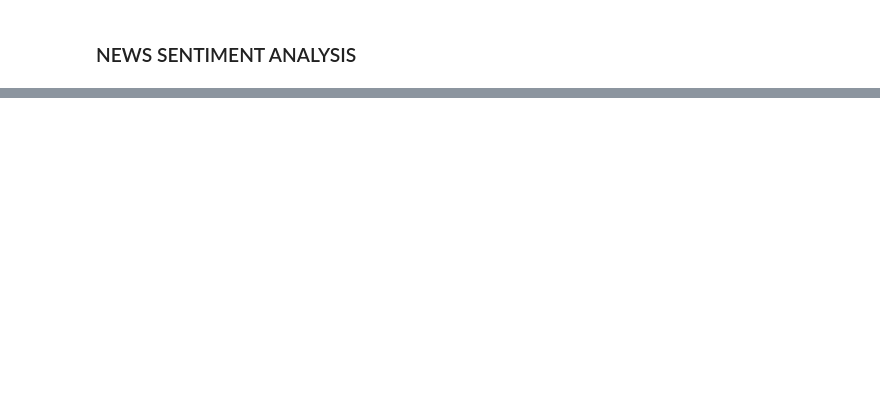
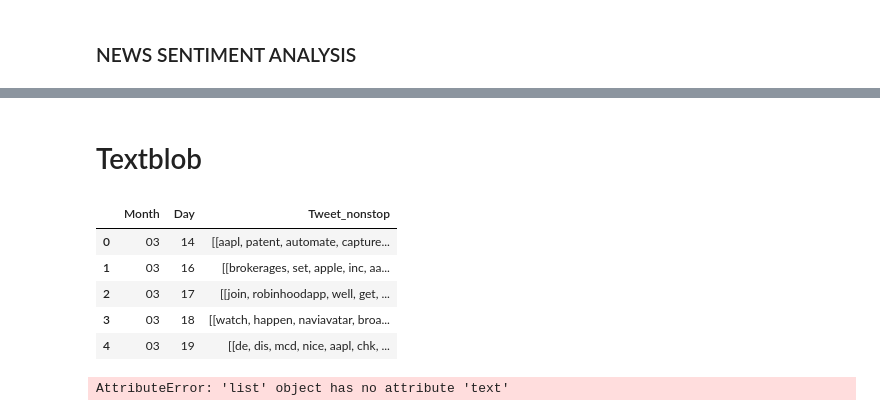
Before and after one commit to Sahaj-Chhabra/DATA-SCIENCE_PROJECT, a Jupyter notebook: Sentiment Analysis.ipynb, the cells around one changed output, grey strips where cells are left out. Drawn from its saved outputs; the diff is of its cells as text; code cells hidden in the pictures; blank space fills up the shorter version.

```diff
--- a/Sentiment Analysis.ipynb
+++ b/Sentiment Analysis.ipynb
@@ -626,0 +399,21 @@ new_df_News
+# %% [markdown]
+# Textblob
+# %%
+import tweepy
+from textblob import TextBlob
+copy_final.head()
+# %% [output]
+|  | Month | Day | Tweet_nonstop |
+| 0 | 03 | 14 | [[aapl, patent, automate, capture... |
+| 1 | 03 | 16 | [[brokerages, set, apple, inc, aa... |
+| 2 | 03 | 17 | [[join, robinhoodapp, well, get, ... |
+| 3 | 03 | 18 | [[watch, happen, naviavatar, broa... |
+| 4 | 03 | 19 | [[de, dis, mcd, nice, aapl, chk, ... |
+# %%
+txtblb = list()
+coll=list()
+for tweet in copy_final.Tweet_nonstop:
+    for word in tweet:
+        coll.append(word)
+# %% [output]
+AttributeError: 'list' object has no attribute 'text'
```
Also changed, not shown: parts of 42 cells of this notebook.
